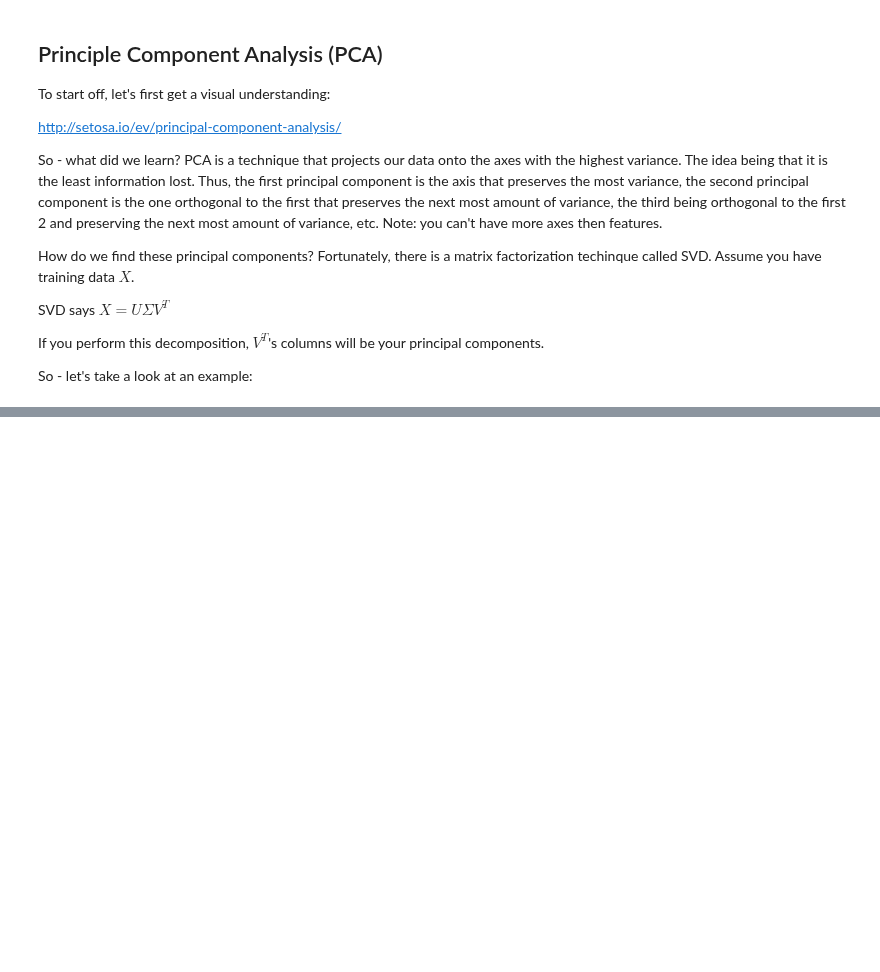
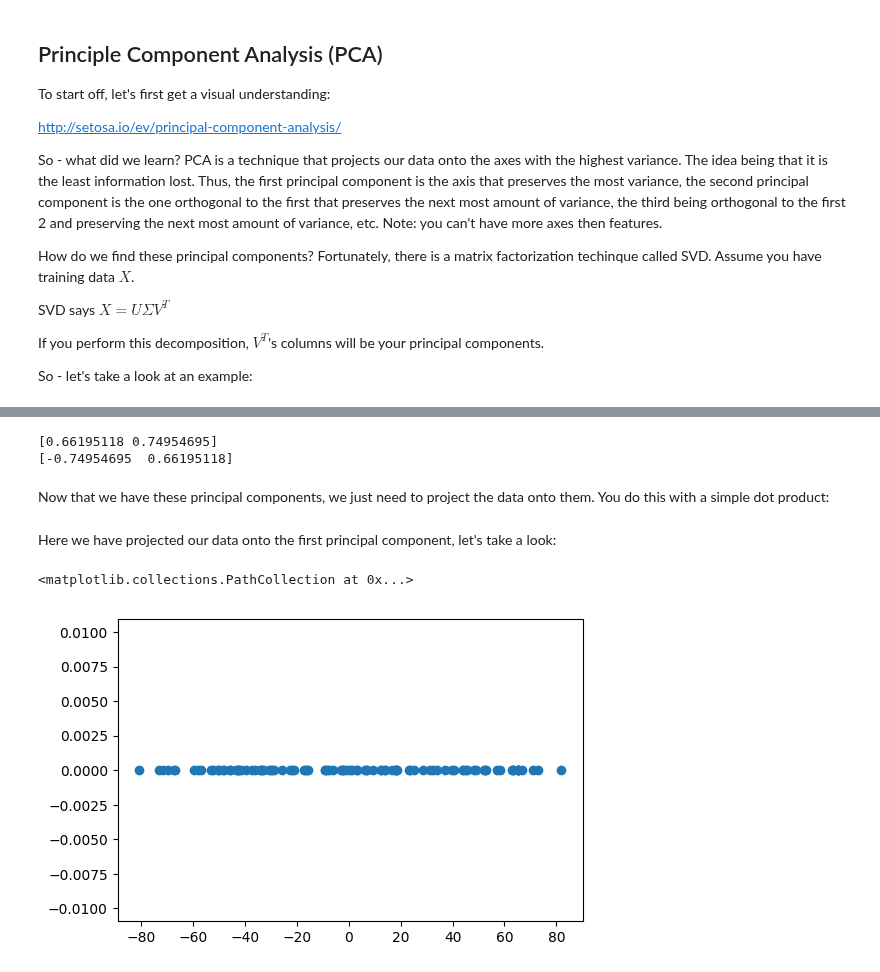
Before and after one commit to tfolkman/byu_econ_applied_machine_learning, a Jupyter notebook: lectures/Lecture_12_Dimensionality Reduction.ipynb, the cells around one changed output, grey strips where cells are left out. Cells and saved outputs as stored; diff of their text form; code cells hidden in the pictures; blank space fills up the shorter version.

```diff
--- a/lectures/Lecture_12_Dimensionality Reduction.ipynb
+++ b/lectures/Lecture_12_Dimensionality Reduction.ipynb
@@ -55,0 +52,21 @@ ValueError: Unknown projection '3d'
+# %%
+df_scaled = df - df.mean()
+U, s, V = np.linalg.svd(df_scaled.values)
+c1 = V.T[:, 0]
+c2 = V.T[:, 1]
+print(c1)
+print(c2)
+# %% [output]
+[0.66195118 0.74954695]
+[-0.74954695  0.66195118]
+# %% [markdown]
+Now that we have these principal components, we just need to project the data onto them. You do this with a simple dot product:
+# %%
+proj_1 = df_scaled.dot(c1)
+# %% [markdown]
+Here we have projected our data onto the first principal component, let's take a look:
+# %%
+plt.scatter(proj_1, np.zeros(len(proj_1)))
+# %% [output]
+<matplotlib.collections.PathCollection at 0x...>
+[figure, added]
```
Also changed, not shown: parts of 17 cells of this notebook.
